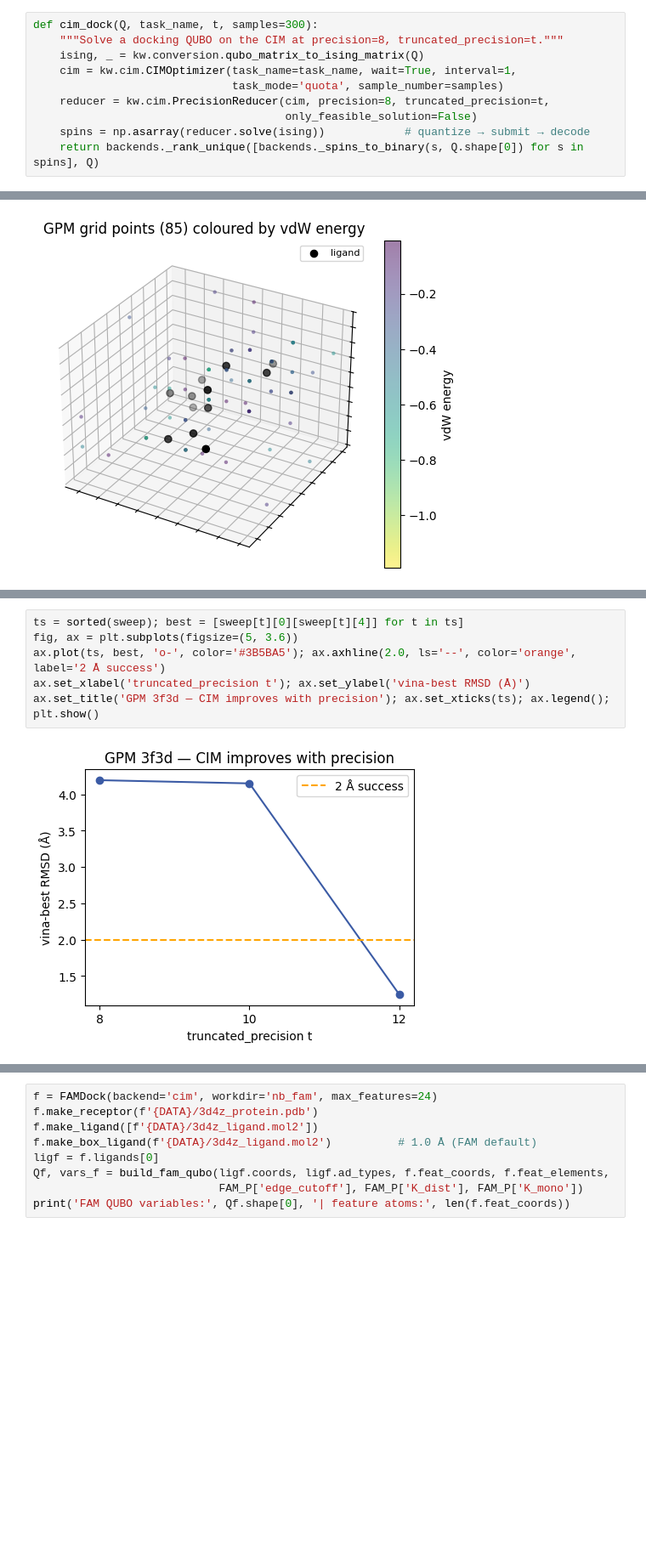
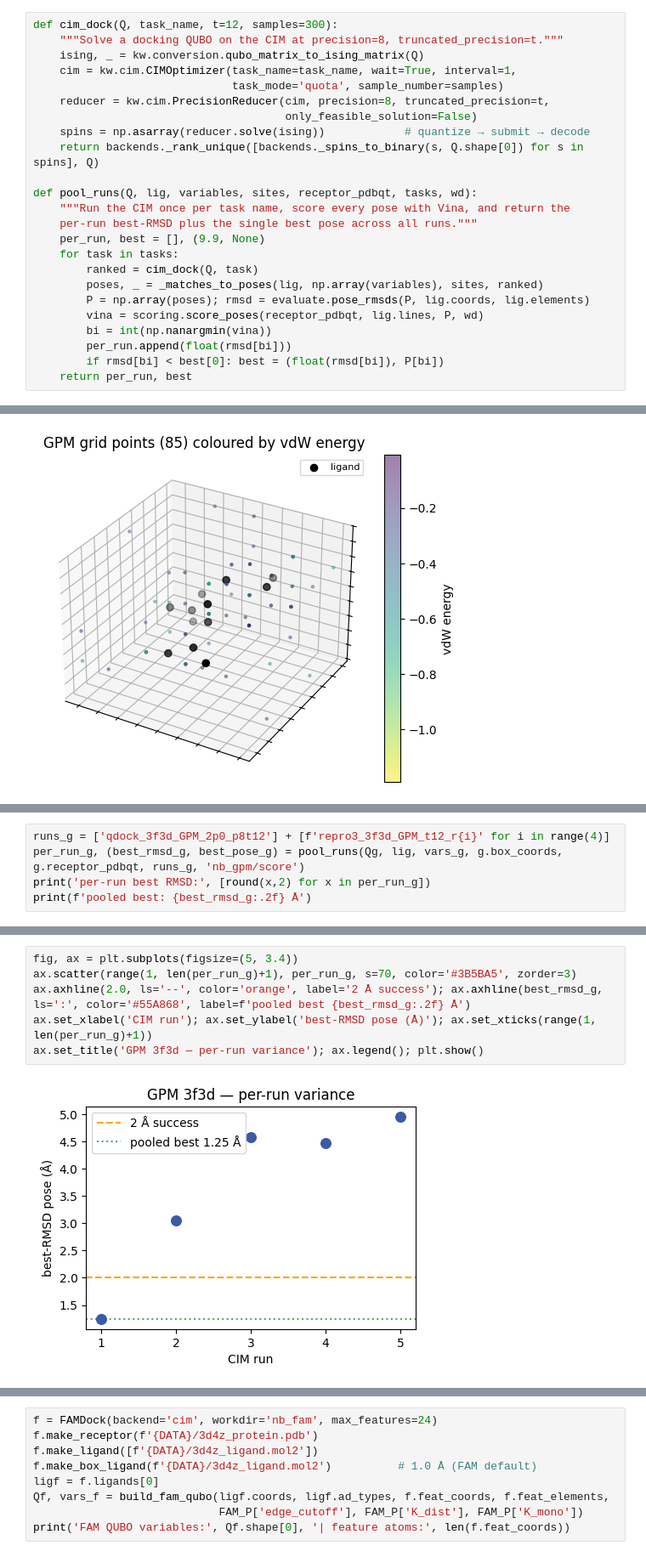
Before and after one commit to Morwey/qdock-kaiwu-workshop, a Jupyter notebook: notebooks/qdock_kaiwu_workshop.ipynb, the cells around one changed output, grey strips where cells are left out. Shown at 85% size. Drawn from its saved outputs; the diff is of its cells as text; blank space fills up the shorter version.

```diff
--- a/notebooks/qdock_kaiwu_workshop.ipynb
+++ b/notebooks/qdock_kaiwu_workshop.ipynb
@@ -96,5 +96,5 @@ The CIM solve is the same three lines every time, so we wrap it once:
 # %%
-def cim_dock(Q, task_name, t, samples=300):
+def cim_dock(Q, task_name, t=12, samples=300):
     """Solve a docking QUBO on the CIM at precision=8, truncated_precision=t."""
     ising, _ = kw.conversion.qubo_matrix_to_ising_matrix(Q)
     cim = kw.cim.CIMOptimizer(task_name=task_name, wait=True, interval=1,
@@ -103,4 +103,18 @@ def cim_dock(Q, task_name, t, samples=300):
                                       only_feasible_solution=False)
     spins = np.asarray(reducer.solve(ising))            # quantize → submit → decode
     return backends._rank_unique([backends._spins_to_binary(s, Q.shape[0]) for s in spins], Q)
+
+def pool_runs(Q, lig, variables, sites, receptor_pdbqt, tasks, wd):
+    """Run the CIM once per task name, score every pose with Vina, and return the
+    per-run best-RMSD plus the single best pose across all runs."""
+    per_run, best = [], (9.9, None)
+    for task in tasks:
+        ranked = cim_dock(Q, task)
+        poses, _ = _matches_to_poses(lig, np.array(variables), sites, ranked)
+        P = np.array(poses); rmsd = evaluate.pose_rmsds(P, lig.coords, lig.elements)
+        vina = scoring.score_poses(receptor_pdbqt, lig.lines, P, wd)
+        bi = int(np.nanargmin(vina))
+        per_run.append(float(rmsd[bi]))
+        if rmsd[bi] < best[0]: best = (float(rmsd[bi]), P[bi])
+    return per_run, best
 # %% [markdown]
@@ -152,0 +149,5 @@ t=12  poses=6  mRMSD=1.25  vina-best RMSD=1.25 Å
+# %%
+runs_g = ['qdock_3f3d_GPM_2p0_p8t12'] + [f'repro3_3f3d_GPM_t12_r{i}' for i in range(4)]
+per_run_g, (best_rmsd_g, best_pose_g) = pool_runs(Qg, lig, vars_g, g.box_coords, g.receptor_pdbqt, runs_g, 'nb_gpm/score')
+print('per-run best RMSD:', [round(x,2) for x in per_run_g])
+print(f'pooled best: {best_rmsd_g:.2f} Å')
@@ -153,8 +162,8 @@ t=12  poses=6  mRMSD=1.25  vina-best RMSD=1.25 Å
 # %%
-ts = sorted(sweep); best = [sweep[t][0][sweep[t][4]] for t in ts]
-fig, ax = plt.subplots(figsize=(5, 3.6))
-ax.plot(ts, best, 'o-', color='#3B5BA5'); ax.axhline(2.0, ls='--', color='orange', label='2 Å success')
-ax.set_xlabel('truncated_precision t'); ax.set_ylabel('vina-best RMSD (Å)')
-ax.set_title('GPM 3f3d — CIM improves with precision'); ax.set_xticks(ts); ax.legend(); plt.show()
+fig, ax = plt.subplots(figsize=(5, 3.4))
+ax.scatter(range(1, len(per_run_g)+1), per_run_g, s=70, color='#3B5BA5', zorder=3)
+ax.axhline(2.0, ls='--', color='orange', label='2 Å success'); ax.axhline(best_rmsd_g, ls=':', color='#55A868', label=f'pooled best {best_rmsd_g:.2f} Å')
+ax.set_xlabel('CIM run'); ax.set_ylabel('best-RMSD pose (Å)'); ax.set_xticks(range(1, len(per_run_g)+1))
+ax.set_title('GPM 3f3d — per-run variance'); ax.legend(); plt.show()
 # %% [output]
-[figure, old version]
+[figure, new version]
```
Also changed, not shown: parts of 22 cells of this notebook, 16 other files.
